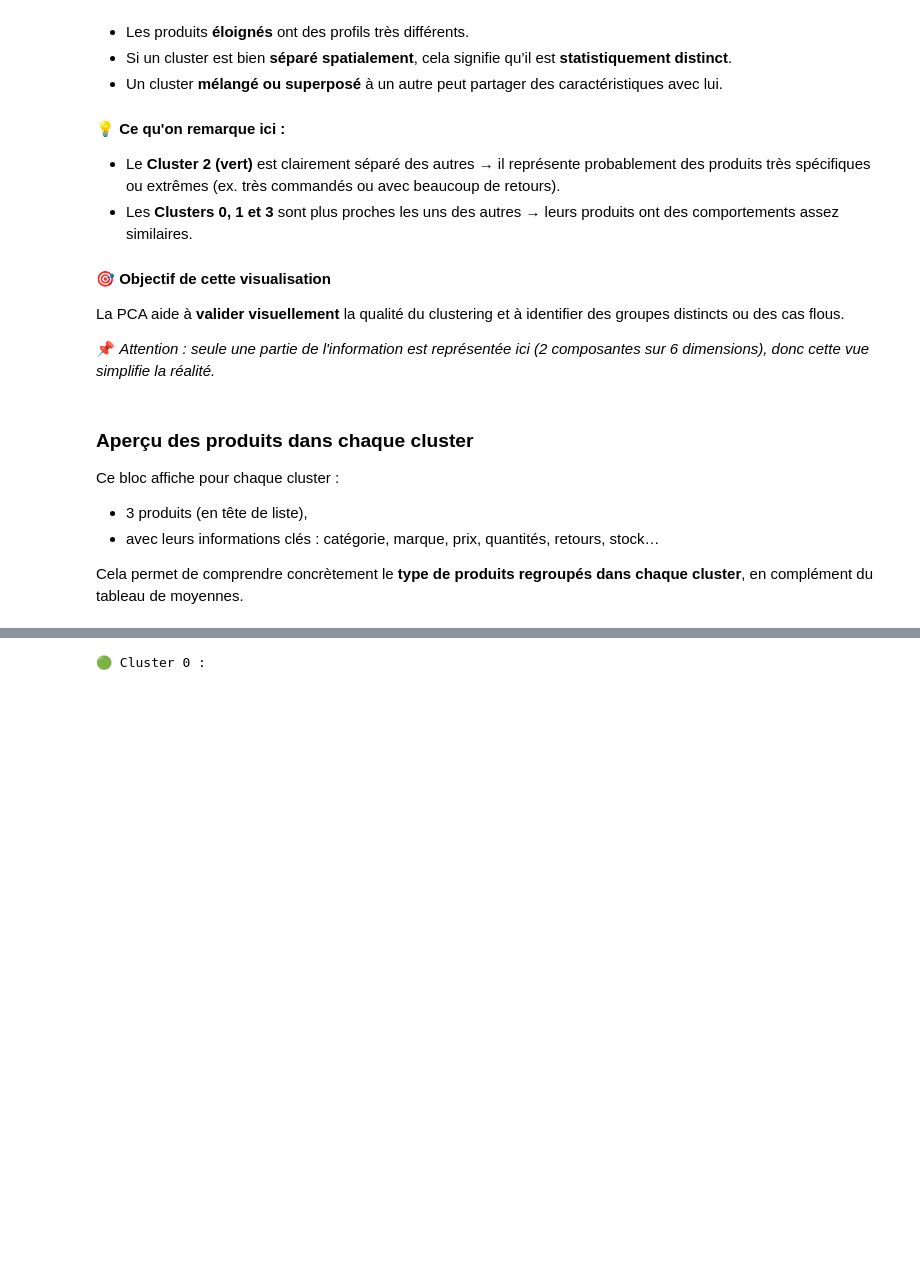
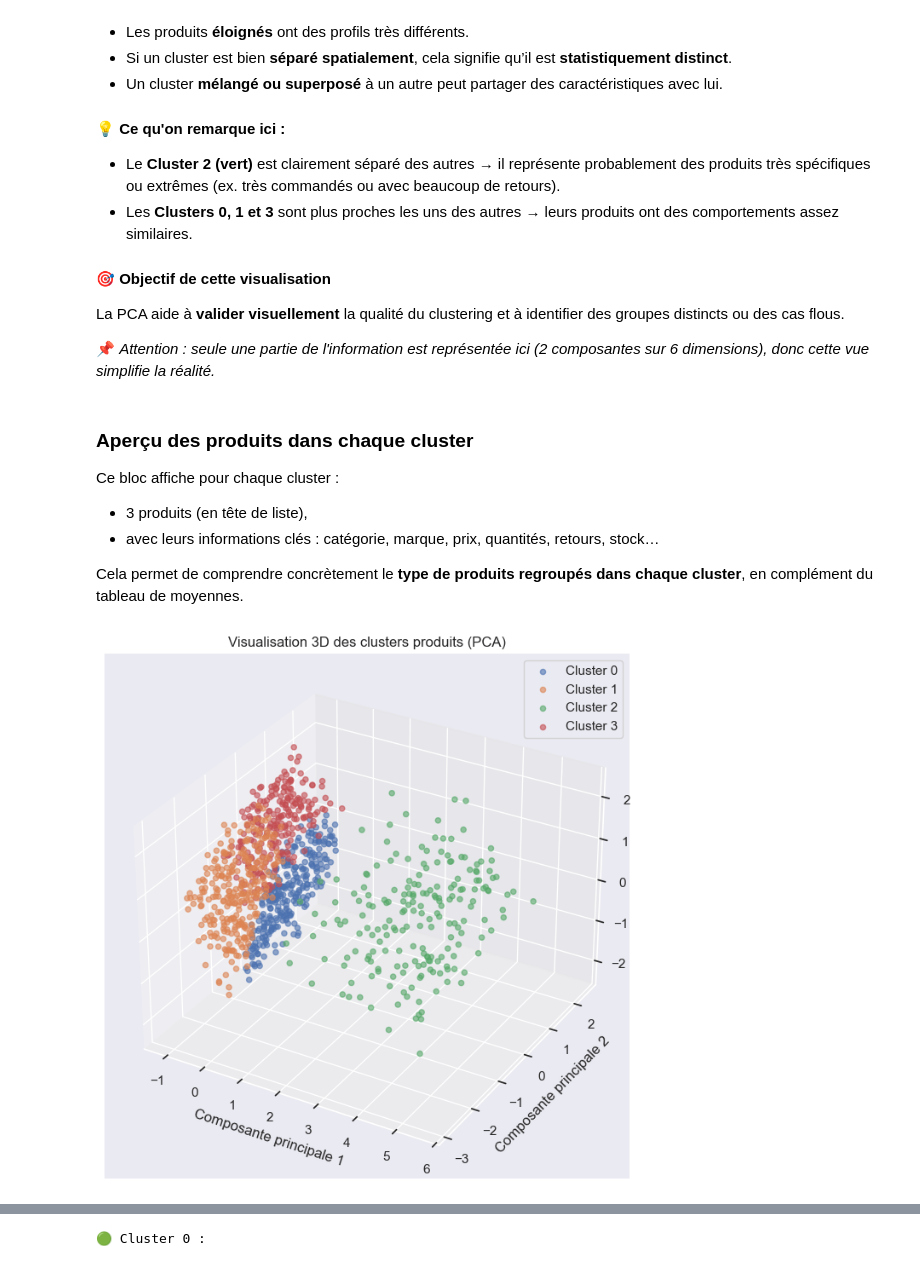
Before and after one commit to Fanaingamampiandra/Projet_Supply_chain, a Jupyter notebook: stephanie/clustering.ipynb, the cells around one changed output, grey strips where cells are left out. Drawn from its saved outputs; the diff is of its cells as text; code cells hidden in the pictures; blank space fills up the shorter version.

```diff
--- a/stephanie/clustering.ipynb
+++ b/stephanie/clustering.ipynb
@@ -562,3 +561,34 @@ Ce bloc affiche pour chaque cluster :
 - avec leurs informations clés : catégorie, marque, prix, quantités, retours, stock…
 
 Cela permet de comprendre concrètement le **type de produits regroupés dans chaque cluster**, en complément du tableau de moyennes.
+# %%
+from sklearn.decomposition import PCA
+import matplotlib.pyplot as plt
+
+pca = PCA(n_components=3)
+X_pca = pca.fit_transform(X_scaled)
+
+# 🔘 Intégration dans un DataFrame
+pca_df = pd.DataFrame(X_pca, columns=["PC1", "PC2","PC3"])
+pca_df["cluster"] = product_agg["cluster"]
+
+# 📉 Réduction à 3 dimensions
+# 🎨 Affichage du scatter plot 3D
+fig = plt.figure(figsize=(10, 8))
+ax = fig.add_subplot(111, projection='3d')
+
+# 🟢 Tracer chaque cluster avec une couleur différente
+for c in sorted(pca_df["cluster"].unique()):
+    cluster_data = pca_df[pca_df["cluster"] == c]
+    ax.scatter(cluster_data["PC1"], cluster_data["PC2"], cluster_data["PC3"],
+               label=f"Cluster {c}", alpha=0.6)
+
+# 🏷️ Titres et axes
+ax.set_title("Visualisation 3D des clusters produits (PCA)")
+ax.set_xlabel("Composante principale 1")
+ax.set_ylabel("Composante principale 2")
+ax.set_zlabel("Composante principale 3")
+ax.legend()
+plt.show()
+# %% [output]
+[figure, added]
```
Also changed, not shown: parts of 2 cells of this notebook, 1 other file.
